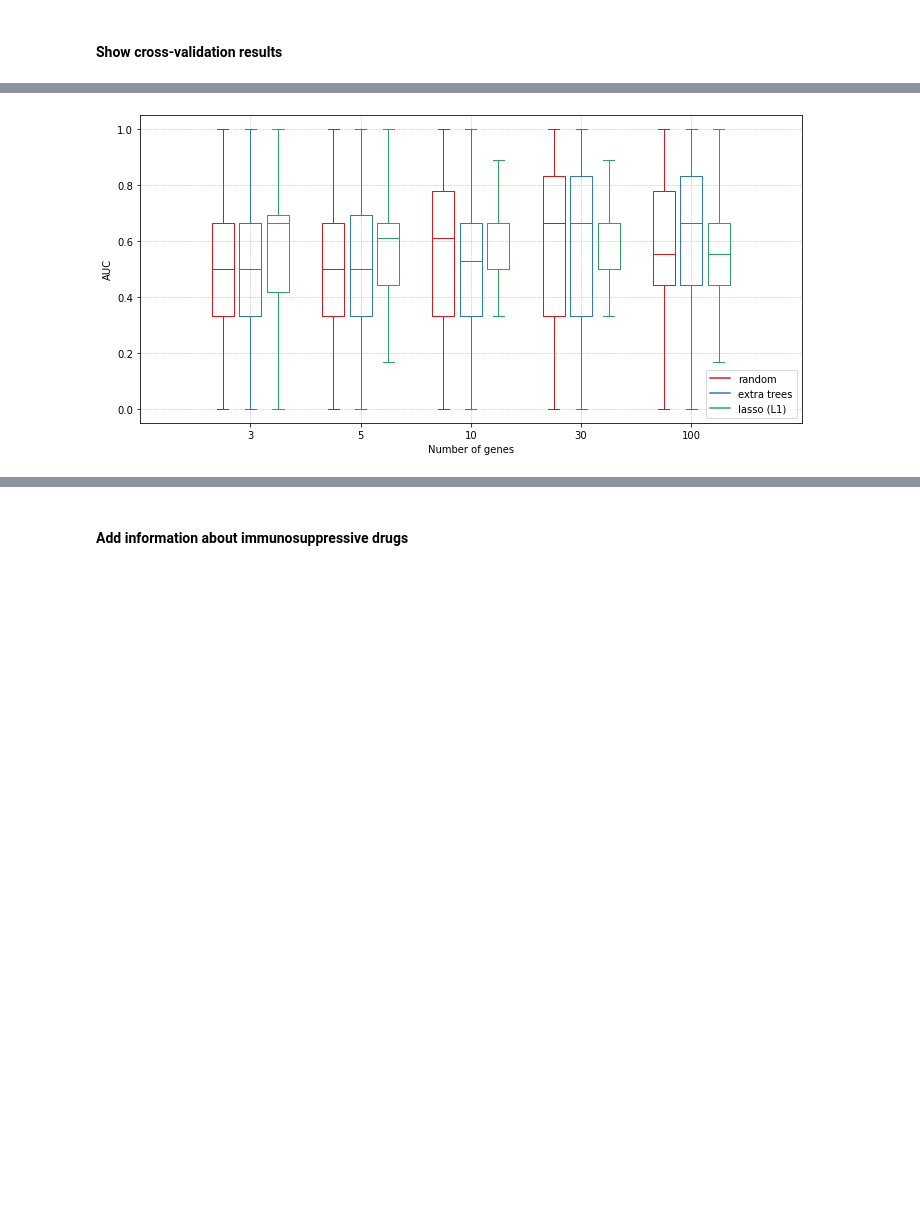
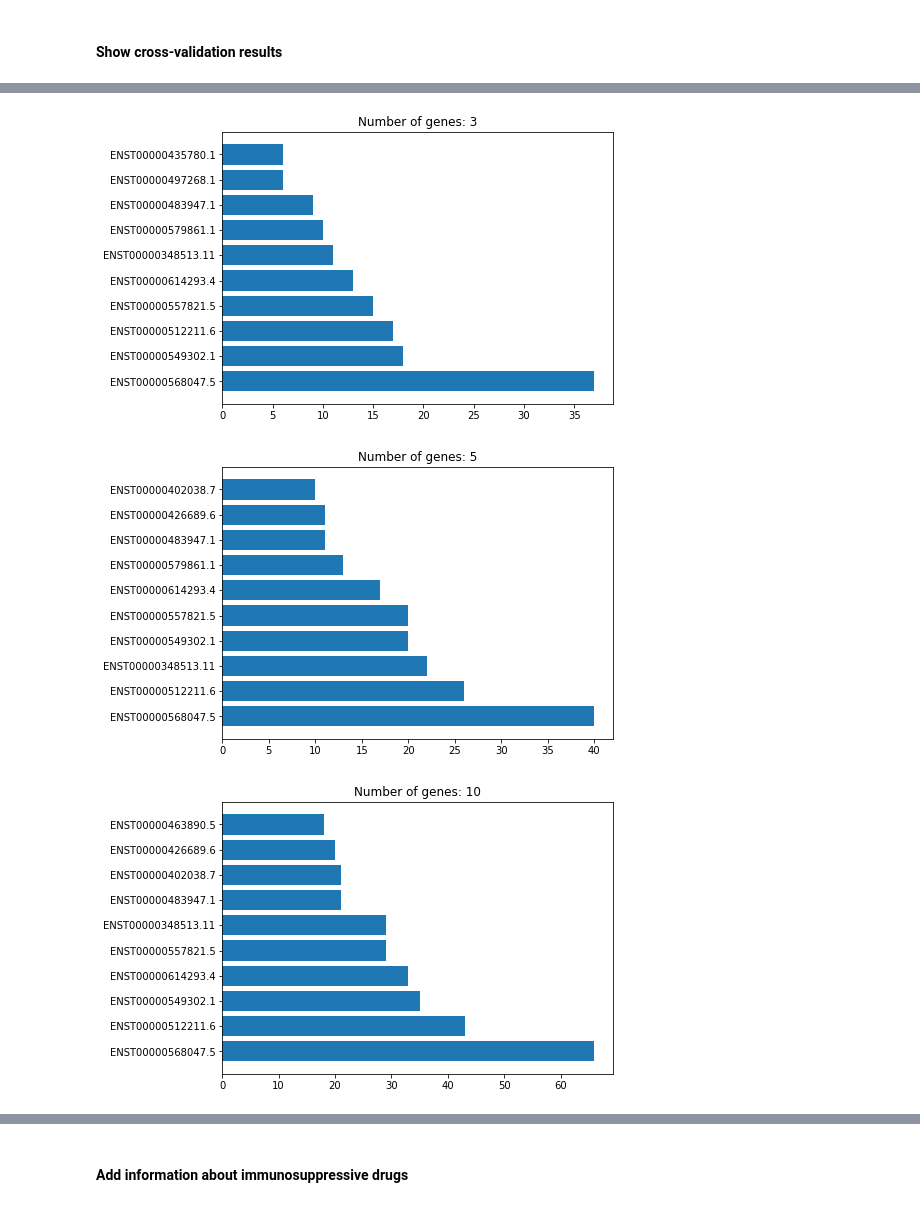
Before and after one commit to carishkaa/semestral-project, a Jupyter notebook: klasifikator_v5.ipynb, the cells around one changed output, grey strips where cells are left out. Saved outputs shown, nothing was run; the diff lists cells and outputs as text; code cells hidden in the pictures; blank space fills up the shorter version.

Commit message:
add IS data samples + show important variables

```diff
--- a/klasifikator_v5.ipynb
+++ b/klasifikator_v5.ipynb
@@ -117,12 +120,3 @@ samples.head()
 # print('Test subset: (0 = OT, 1 = CR)\nid', y_test)
 # %% [markdown]
 #### 5x20 cross validation for future selection
-# %%
-from sklearn.metrics import roc_auc_score, confusion_matrix, roc_curve, auc
-np.random.seed(42)
-X = StandardScaler().fit_transform(samples)
-y = patients_labels
-# print(X)
-# X.head()
-X = pd.DataFrame(data=X, columns=samples.columns)
-X.head()
@@ -138,6 +124,8 @@ X.head()
 n_splits = 5
 genes_range = [3, 5, 10, 30, 100] # number of selected genes
 results = dict((k, []) for k in genes_range)
+signatures = dict((k, dict()) for k in genes_range)
+selected_features = dict((k, dict()) for k in genes_range)
 
 # cross validation
 # cv = StratifiedKFold(n_splits=n_splits).split(X, y)
@@ -173,6 +161,12 @@ for i, (train_idx, test_idx) in enumerate(cv):
             #     print('---')
             auc_scores.append(auc)
 
+            if name != 'Random':
+                sgntr = tuple(genes)
+                signatures[selected_k][sgntr] = selected_features[selected_k][sgntr] + 1 if sgntr in selected_features[selected_k] else 1
+                for g in genes:
+                    selected_features[selected_k][g] = selected_features[selected_k][g] + 1 if g in selected_features[selected_k] else 1
+
         results[selected_k].append(auc_scores)
 # %% [markdown]
 #### Show cross-validation results
@@ -190,11 +183,20 @@ show_cv(data_groups, genes_range, methods_names)
-# %%
-#with scaling
-# modify data for boxplots
-methods_names = ['random', 'extra trees', 'lasso (L1)']
-data_groups = group_data(results)
-# print(data_groups)
-
-# show boxplots
-show_cv(data_groups, genes_range, methods_names)
-# %% [output]
-[figure, removed]
+# %%
+# selected features
+ind = 0
+for k, genes in selected_features.items():
+    sorted_genes = dict(sorted(genes.items(), key=lambda item: item[1], reverse=True))
+
+    n = 10
+    top_n_genes = list(sorted_genes.items())[:n]
+    # print(top_n_genes)
+
+    plt.figure(figsize=(7,5))
+    x_coord, y_coord = tuple(zip(*top_n_genes))
+    plt.barh(x_coord, y_coord)
+    plt.title('Number of genes: {}'.format(k))
+    plt.savefig('featureselection{}.png'.format(ind))
+    ind += 1
+# %% [output]
+[figure, added]
+[figure, added]
+[figure, added]
```
Also changed, not shown: parts of 8 cells of this notebook.
